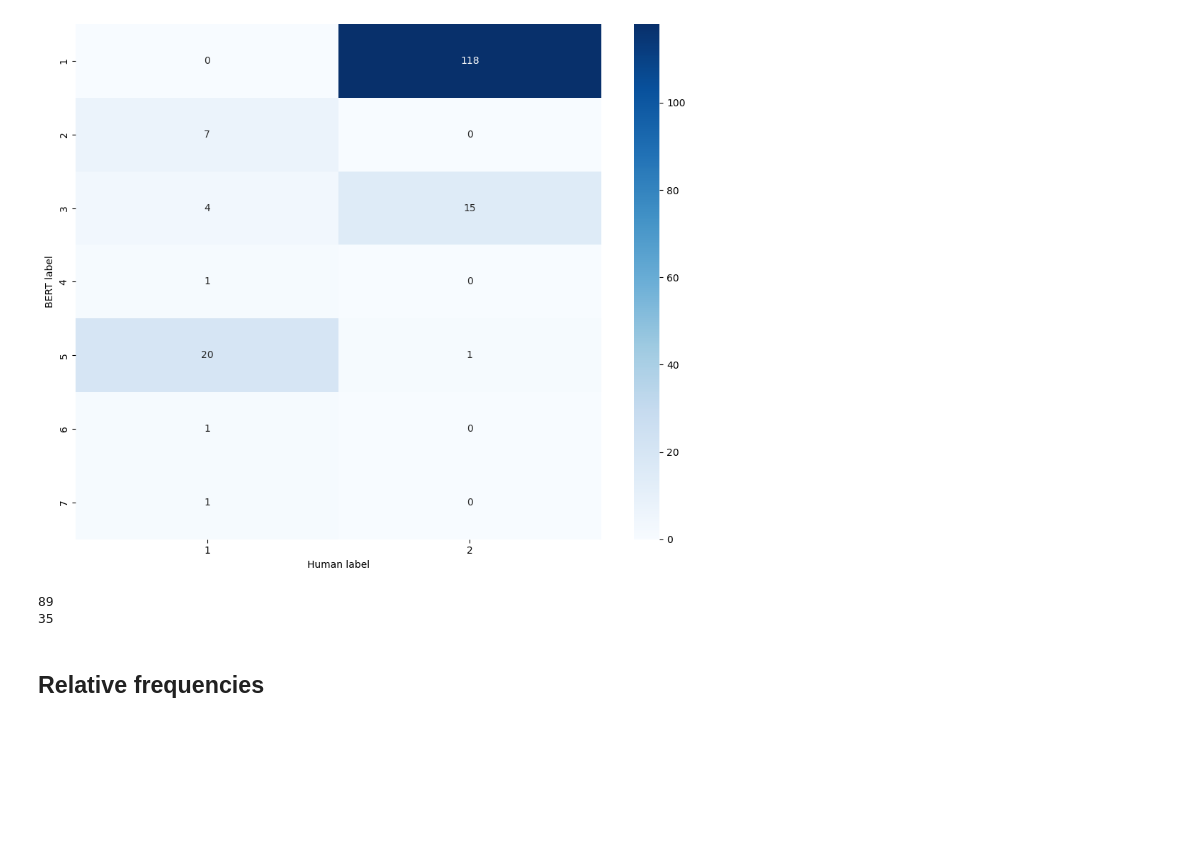
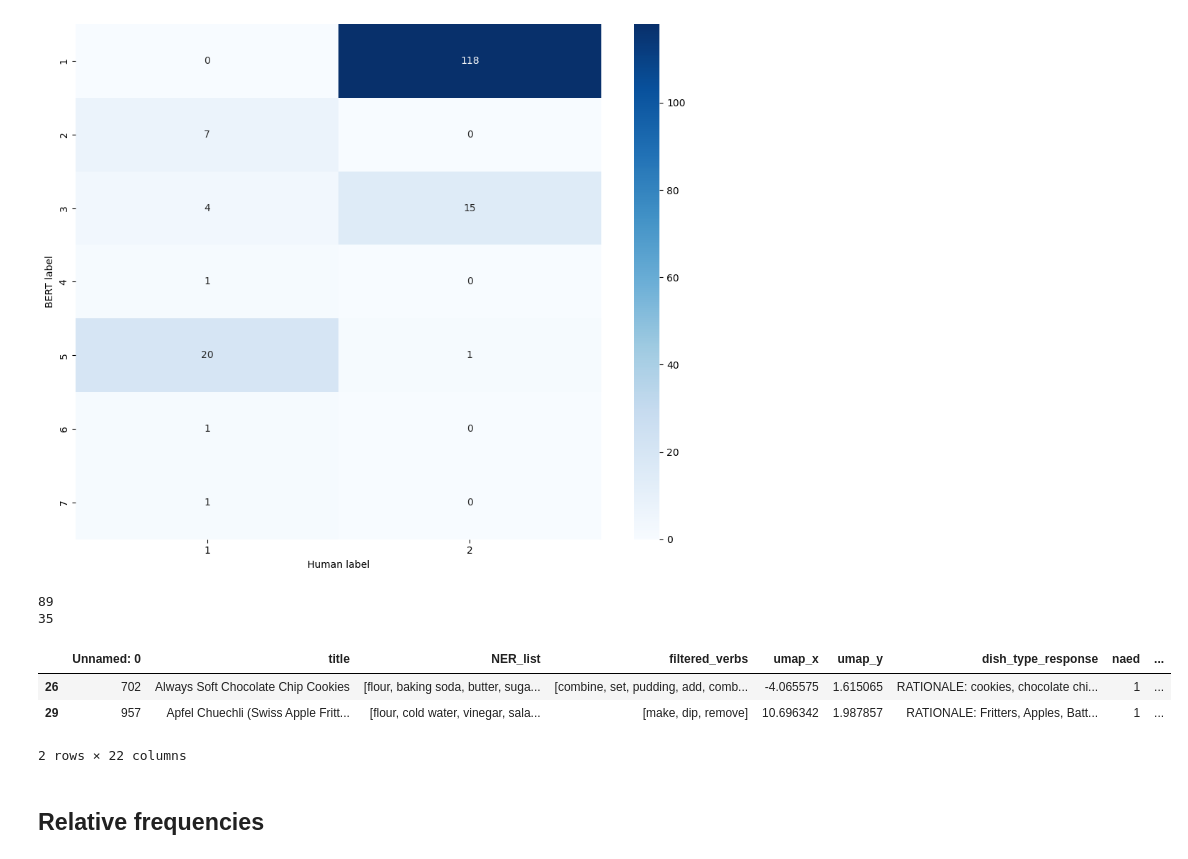
Before and after one commit to GiacomoNegri/NLP_Project, a Jupyter notebook: notebooks/10_BERTvsLLM_P2.ipynb, the cells around one changed output. Cells and saved outputs as stored; diff of their text form; code cells hidden in the pictures; blank space fills up the shorter version.

```diff
--- a/notebooks/10_BERTvsLLM_P2.ipynb
+++ b/notebooks/10_BERTvsLLM_P2.ipynb
@@ -433,6 +454,13 @@ print(len(error_df))
 # %% [output]
 89
 35
+# %%
+error_df.head(2)
+# %% [output]
+|  | Unnamed: 0 | title | NER_list | filtered_verbs | umap_x | umap_y | dish_type_response | naed | ... |
+| 26 | 702 | Always Soft Chocolate Chip Cookies | [flour, baking soda, butter, suga... | [combine, set, pudding, add, comb... | -4.065575 | 1.615065 | RATIONALE: cookies, chocolate chi... | 1 | ... |
+| 29 | 957 | Apfel Chuechli (Swiss Apple Fritt... | [flour, cold water, vinegar, sala... | [make, dip, remove] | 10.696342 | 1.987857 | RATIONALE: Fritters, Apples, Batt... | 1 | ... |
+2 rows × 22 columns
 # %% [markdown]
 ## Relative frequencies
 # %%
```
Also changed, not shown: parts of 15 cells of this notebook.
